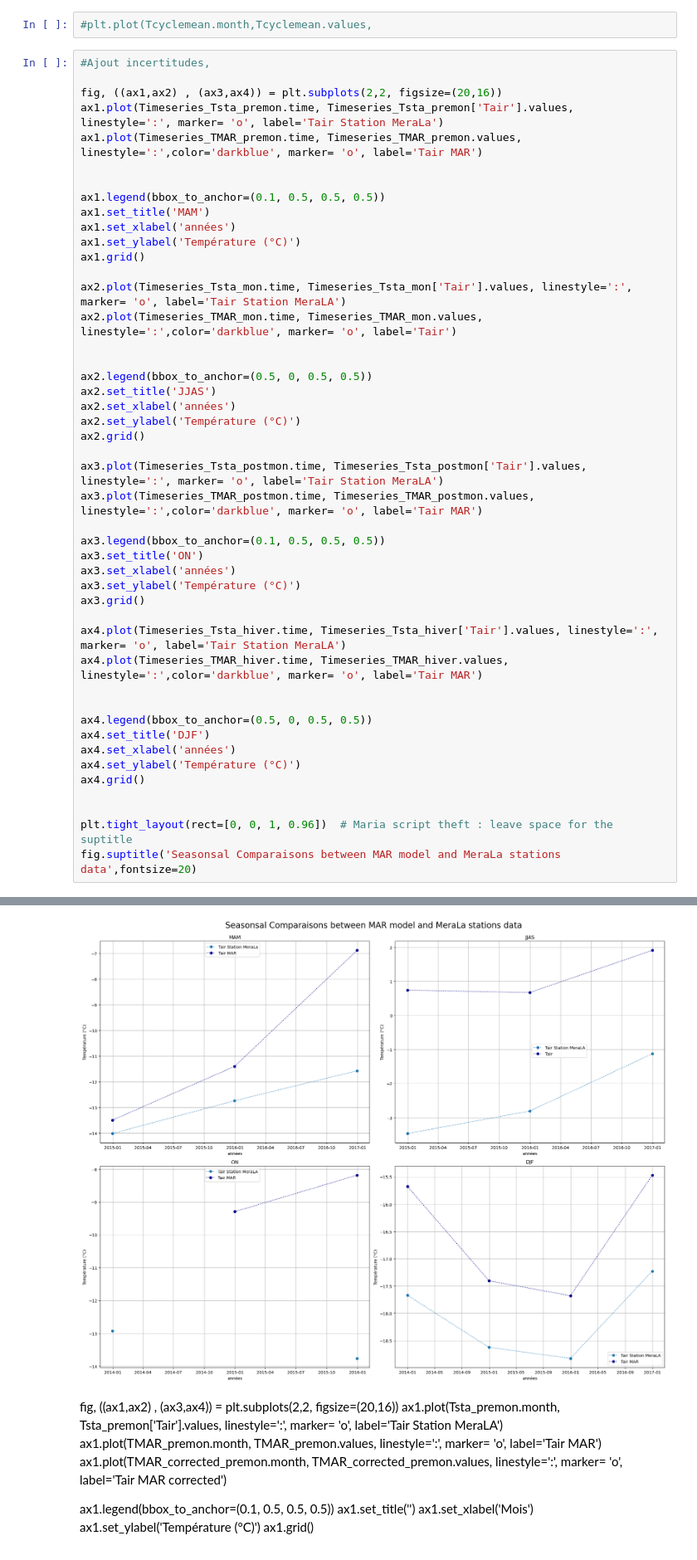
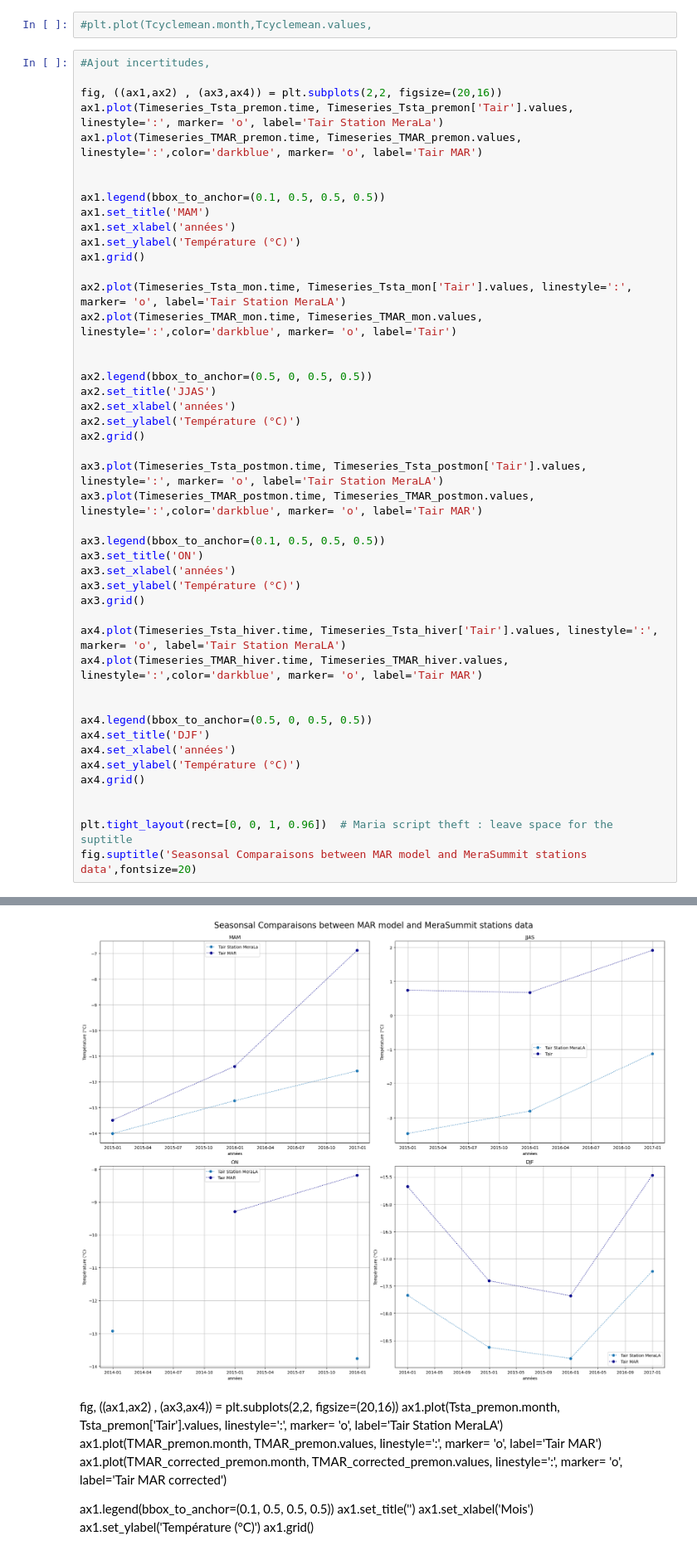
Before and after one commit to Andeol-ramb/MAR_HMA_GLACIOCLIM_Comparisons, a Jupyter notebook: TimeSeries_TS_Monthly_MAR_MeraSummit_NEWGRID.ipynb, the cells around one changed output, grey strips where cells are left out. Shown: that part at 83% size. Cells and saved outputs as stored; diff of their text form.

```diff
--- a/TimeSeries_TS_Monthly_MAR_MeraSummit_NEWGRID.ipynb
+++ b/TimeSeries_TS_Monthly_MAR_MeraSummit_NEWGRID.ipynb
@@ -382,5 +382,5 @@ ax4.grid()
 
 
 plt.tight_layout(rect=[0, 0, 1, 0.96])  # Maria script theft : leave space for the suptitle
-fig.suptitle('Seasonsal Comparaisons between MAR model and MeraLa stations data',fontsize=20)
+fig.suptitle('Seasonsal Comparaisons between MAR model and MeraSummit stations data',fontsize=20)
 # %% [output]
@@ -388,4 +388,4 @@ Text(0.5, 0.98, 'Seasonsal Comparaisons between MAR model and MeraLa stations da
-[figure, old version]
+[figure, new version]
 # %% [markdown]
 
 fig, ((ax1,ax2) , (ax3,ax4)) = plt.subplots(2,2, figsize=(20,16))
```
Also changed, not shown: parts of 1 cell of this notebook, 1 other file.
